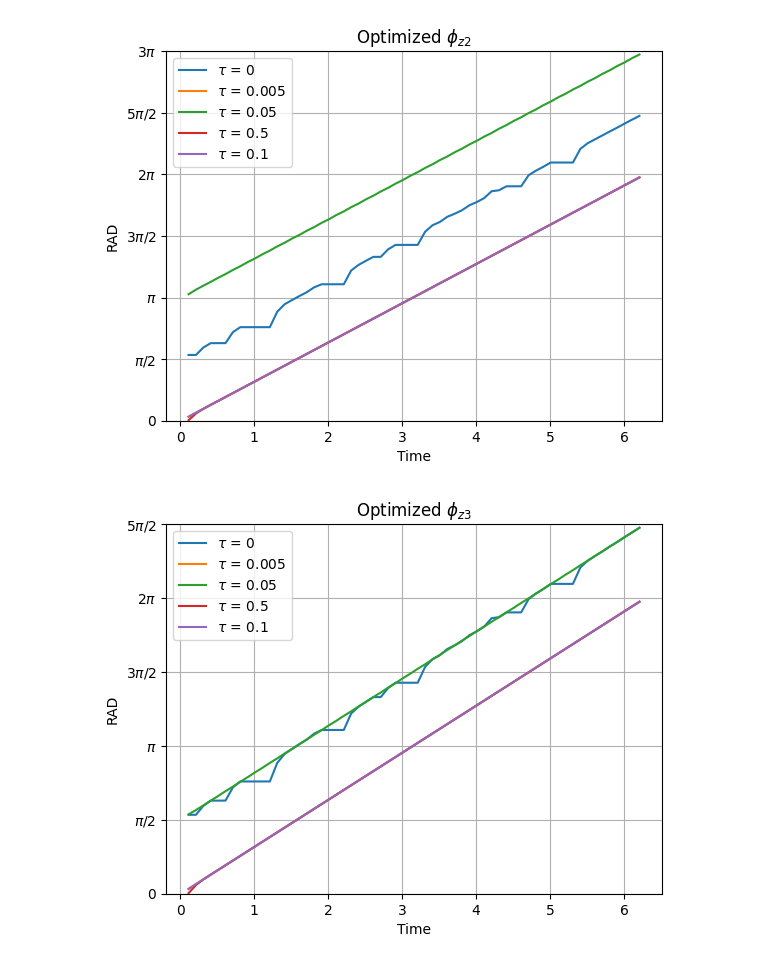
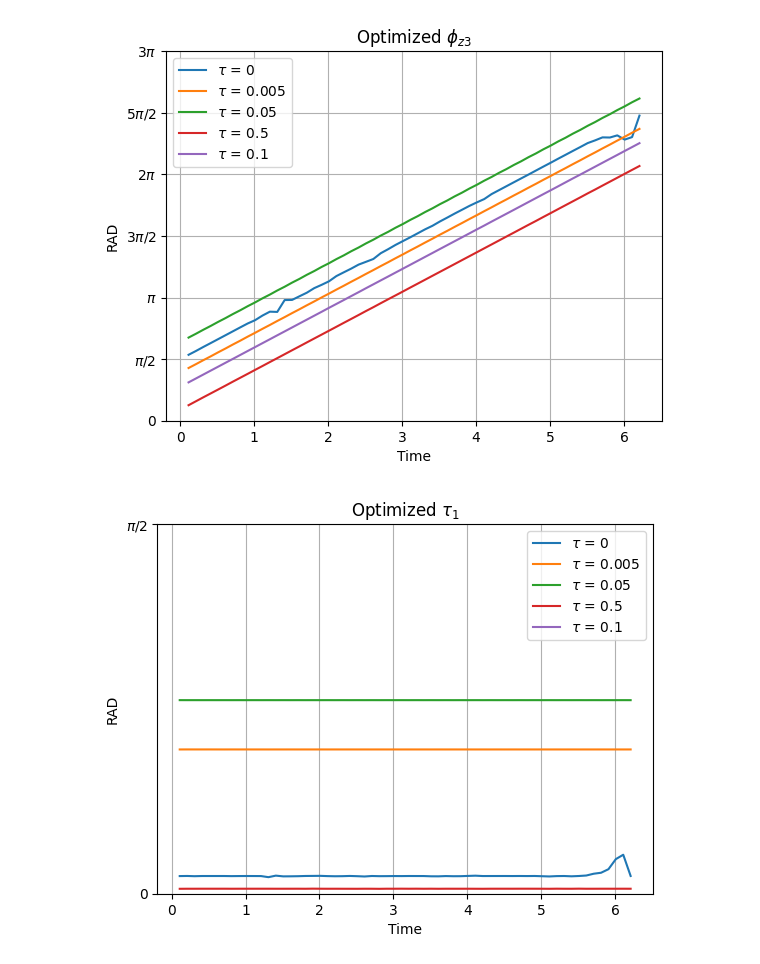
Before and after one commit to iridescent0923/Quantum_Optimization, a Jupyter notebook: Pennylane_Workspace/Optimization/[3-qubit]/[2nd_hamiltonian]/[ps=0.8]/plot_[ps=0.8].ipynb, the cells around one changed output. Saved outputs shown, nothing was run; the diff lists cells and outputs as text; code cells hidden in the pictures.

```diff
--- a/Pennylane_Workspace/Optimization/[3-qubit]/[2nd_hamiltonian]/[ps=0.8]/plot_[ps=0.8].ipynb
+++ b/Pennylane_Workspace/Optimization/[3-qubit]/[2nd_hamiltonian]/[ps=0.8]/plot_[ps=0.8].ipynb
@@ -7,7 +7,7 @@ import numpy as np  # Original numpy
 import pandas as pd
 from enum import Enum
 # %%
-data_0 = pd.read_csv('[0].csv').values
+data_0 = pd.read_csv('[0_line].csv').values
 data_1 = pd.read_csv('[0.005].csv').values
 data_2 = pd.read_csv('[0.05].csv').values
 data_3 = pd.read_csv('[0.5].csv').values
@@ -40,10 +40,10 @@ class INDEX(Enum):
     TAU_1 = 6
     TAU_2 = 7
 # %%
-tau_list = 0, 0.005, 0.05, 0.1, 0.5
+tau_list = 0, 0.005, 0.05, 0.5, 0.1
 for tau_idx, tau_current in enumerate(tau_list):
     plt.plot(FULL_DATA[tau_idx][:,INDEX.PHI.value], FULL_DATA[tau_idx][:,INDEX.CFI.value], label = f'$\\tau$ = {tau_current}')
-plt.title(f'CFI at $\gamma_{{ps}} = {0}$')
+plt.title(f'CFI at $\gamma_{{ps}} = {0.8}$')
 plt.xlabel('Time')
 plt.ylabel('CFI')
 plt.grid()
@@ -89,34 +106,34 @@ plt.show()
 # %%
 for tau_idx, tau_current in enumerate(tau_list):
-    plt.plot(FULL_DATA[tau_idx][:,INDEX.PHI.value], FULL_DATA[tau_idx][:,INDEX.PHI_Z2.value], label = f'$\\tau$ = {tau_current}')
+    plt.plot(FULL_DATA[tau_idx][:,INDEX.PHI.value], FULL_DATA[tau_idx][:,INDEX.PHI_Z3.value], label = f'$\\tau$ = {tau_current}')
 
 plt.yticks(
     [-np.pi, -np.pi/2, 0, np.pi/2, np.pi, (3*np.pi)/2, 2*np.pi, 5*np.pi/2, 3*np.pi],
     ['$-\pi$', '$-\pi/2$', '0', '$\pi/2$', '$\pi$', '$3\pi/2$', '$2\pi$', '$5\pi/2$', '$3\pi$']
 )
 plt.ylim(0, 6*np.pi/2)
-plt.title(f'Optimized $\\phi_{{z2}}$')
+plt.title(f'Optimized $\\phi_{{z3}}$')
 plt.xlabel('Time')
 plt.ylabel('RAD')
 plt.grid()
 plt.legend()
 plt.show()
 # %% [output]
-[figure, old version]
+[figure, new version]
 # %%
 for tau_idx, tau_current in enumerate(tau_list):
-    plt.plot(FULL_DATA[tau_idx][:,INDEX.PHI.value], FULL_DATA[tau_idx][:,INDEX.PHI_Z3.value], label = f'$\\tau$ = {tau_current}')
+    plt.plot(FULL_DATA[tau_idx][:,INDEX.PHI.value], FULL_DATA[tau_idx][:,INDEX.TAU_1.value], label = f'$\\tau$ = {tau_current}')
 
 plt.yticks(
-    [-np.pi, -np.pi/2, 0, np.pi/2, np.pi, (3*np.pi)/2, 2*np.pi, 5*np.pi/2, 3*np.pi],
-    ['$-\pi$', '$-\pi/2$', '0', '$\pi/2$', '$\pi$', '$3\pi/2$', '$2\pi$', '$5\pi/2$', '$3\pi$']
+    [-np.pi, -np.pi/2, 0, np.pi/2, np.pi, (3*np.pi)/2, 2*np.pi],
+    ['$-\pi$', '$-\pi/2$', '0', '$\pi/2$', '$\pi$', '$3\pi/2$', '$2\pi$']
 )
-plt.ylim(0, 5*np.pi/2)
-plt.title(f'Optimized $\\phi_{{z3}}$')
+plt.ylim(0, np.pi/2)
+plt.title(f'Optimized $\\tau_{1}$')
 plt.xlabel('Time')
 plt.ylabel('RAD')
 plt.grid()
 plt.legend()
 plt.show()
 # %% [output]
-[figure, old version]
+[figure, new version]
```
Also changed, not shown: parts of 6 cells of this notebook, 25 other files.
